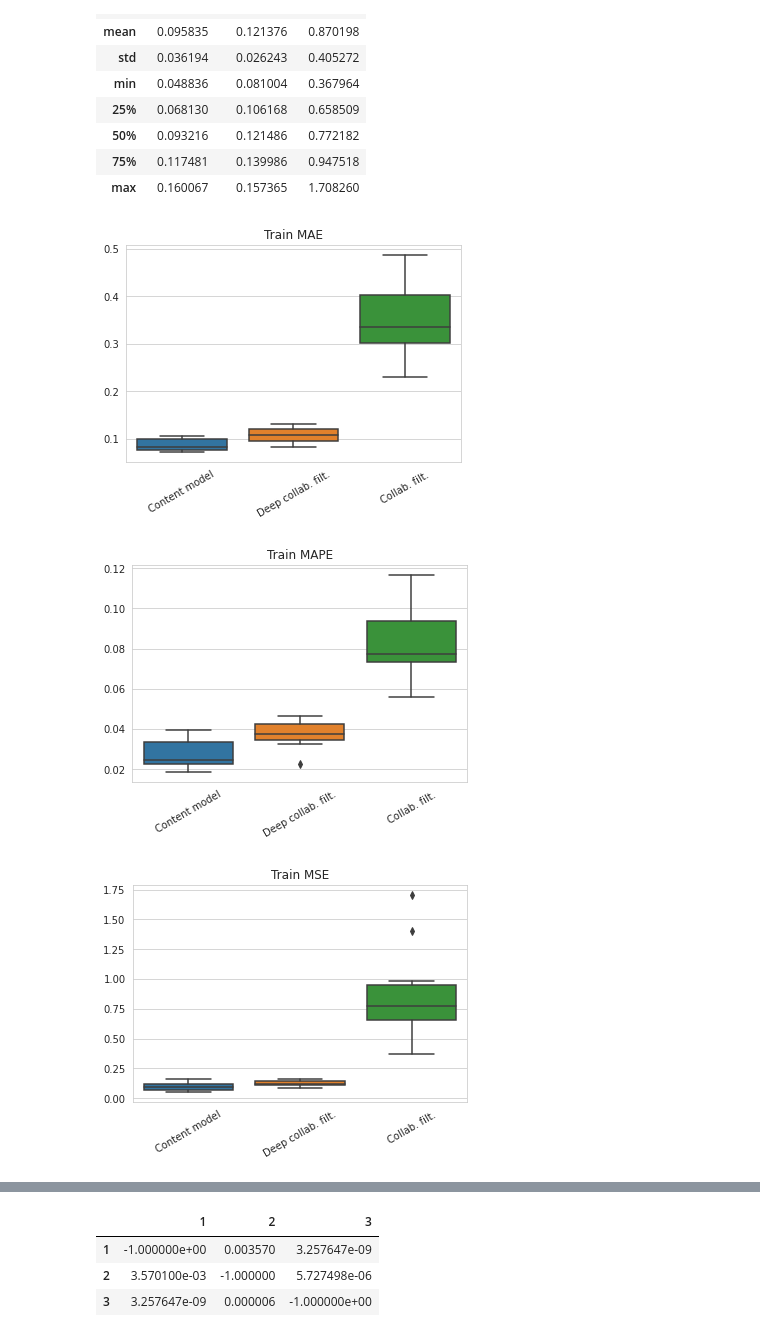
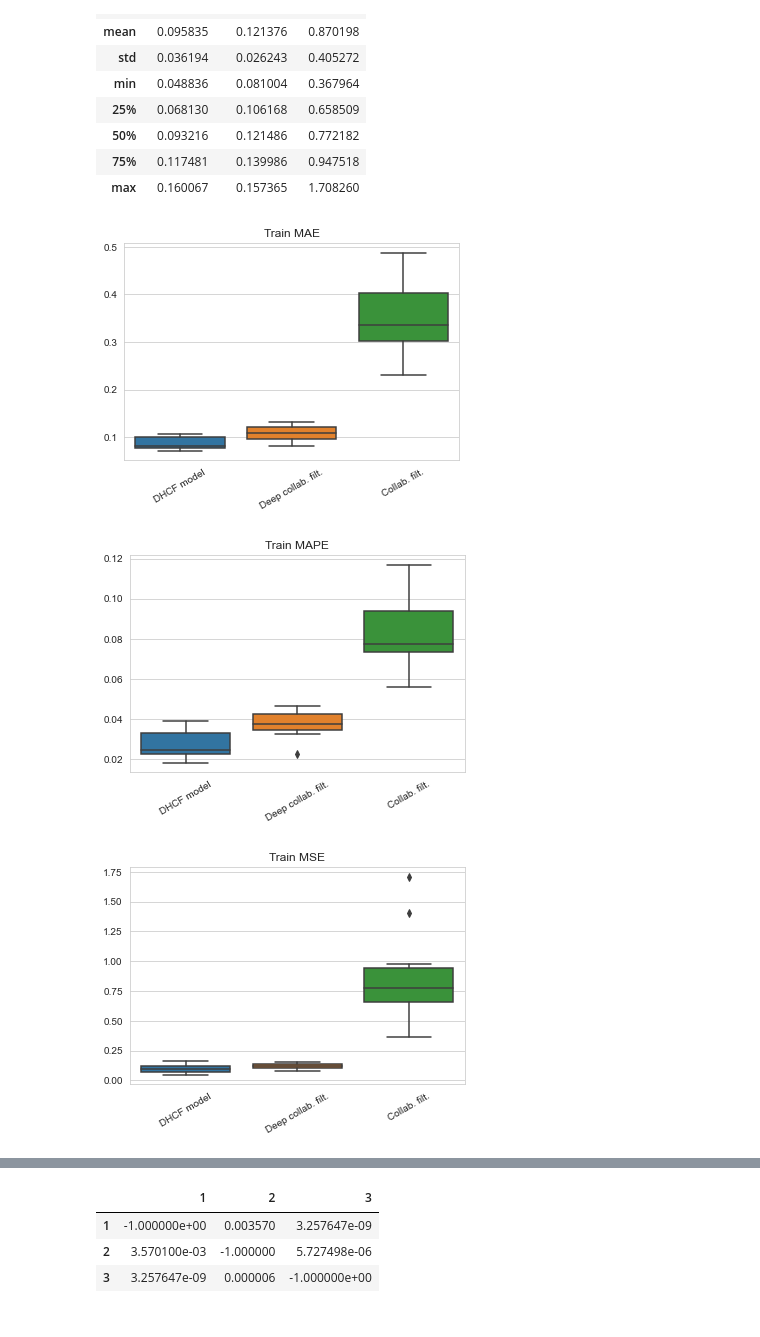
Before and after one commit to maddataanalyst/research_projects, a Jupyter notebook: phd_cand_2020_conf/autorecommender_systems_comparison/notebooks/amazon_reviews_recommender_other_dataset.ipynb, the cells around one changed output, grey strips where cells are left out. Cells and saved outputs as stored; diff of their text form; code cells hidden in the pictures.

```diff
--- a/phd_cand_2020_conf/autorecommender_systems_comparison/notebooks/amazon_reviews_recommender_other_dataset.ipynb
+++ b/phd_cand_2020_conf/autorecommender_systems_comparison/notebooks/amazon_reviews_recommender_other_dataset.ipynb
@@ -727,6 +739,12 @@ train_mse.to_csv("train_mse_res.csv", index=False)
 train_mape.to_csv("train_mape_res.csv", index=False)
 
 test_data_res.to_csv("test_data_res.csv", index=True)
+# %%
+train_mae = pd.read_csv("../reports/train_mae_res.csv", index_col=None)
+train_mse = pd.read_csv("../reports/train_mse_res.csv",  index_col=None)
+train_mape = pd.read_csv("../reports/train_mape_res.csv",  index_col=None)
+
+test_data_res = pd.read_csv("../reports/test_data_res.csv", index_col=0)
 # %%
 colab_model.save("./colab_model")
 content_model.save("./conent_model")
@@ -804,20 +822,20 @@ train_mse.describe()
 | 75% | 0.117481 | 0.139986 | 0.947518 |
 | max | 0.160067 | 0.157365 | 1.708260 |
 # %%
-mae_fig =sns.boxplot(x=['Content model', 'Deep collab. filt.', 'Collab. filt.'], y=[train_mae.content, train_mae.deep_colab, train_mae.colab]);
+mae_fig =sns.boxplot(x=['DHCF model', 'Deep collab. filt.', 'Collab. filt.'], y=[train_mae.content, train_mae.deep_colab, train_mae.colab]);
 mae_fig.set_xticklabels(mae_fig.get_xticklabels(), rotation=30);
 mae_fig.set_title("Train MAE");
 # %% [output]
-[figure, old version]
+[figure, new version]
 # %%
-mape_fig =sns.boxplot(x=['Content model', 'Deep collab. filt.', 'Collab. filt.'], y=[train_mape.content, train_mape.deep_colab, train_mape.colab]);
+mape_fig =sns.boxplot(x=['DHCF model', 'Deep collab. filt.', 'Collab. filt.'], y=[train_mape.content, train_mape.deep_colab, train_mape.colab]);
 mape_fig.set_xticklabels(mape_fig.get_xticklabels(), rotation=30);
 mape_fig.set_title("Train MAPE");
 # %% [output]
-[figure, old version]
+[figure, new version]
 # %%
-mse_fig =sns.boxplot(x=['Content model', 'Deep collab. filt.', 'Collab. filt.'], y=[train_mse.content, train_mse.deep_colab, train_mse.colab]);
+mse_fig =sns.boxplot(x=['DHCF model', 'Deep collab. filt.', 'Collab. filt.'], y=[train_mse.content, train_mse.deep_colab, train_mse.colab]);
 mse_fig.set_xticklabels(mse_fig.get_xticklabels(), rotation=30);
 mse_fig.set_title("Train MSE");
 # %% [output]
-[figure, old version]
+[figure, new version]
```
Also changed, not shown: parts of 20 cells of this notebook, 10 other files.
